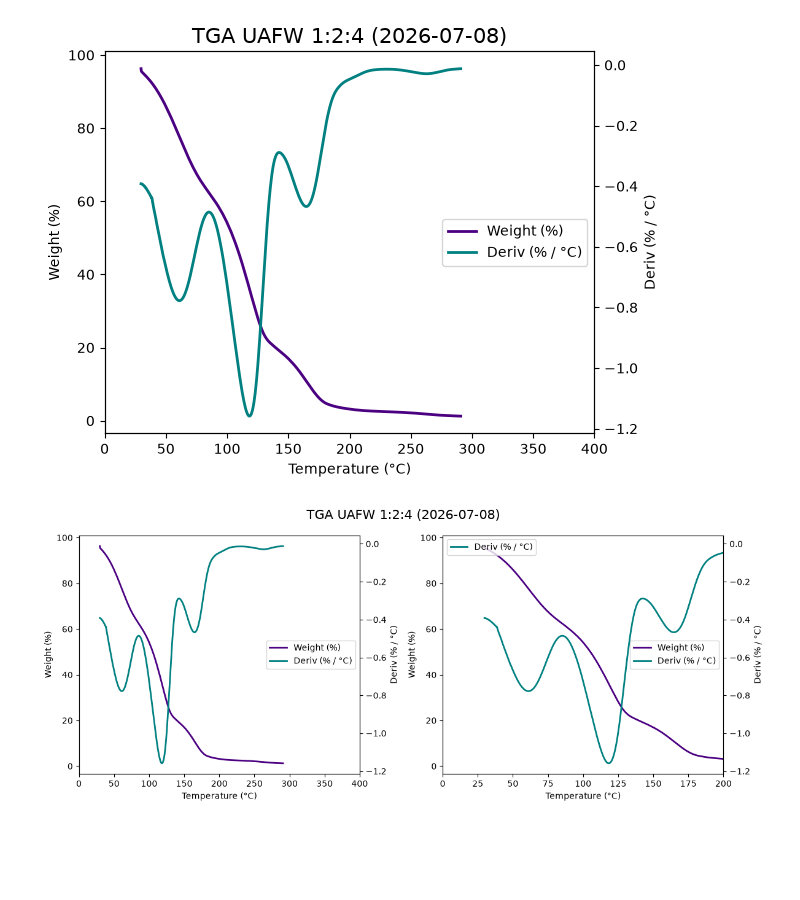
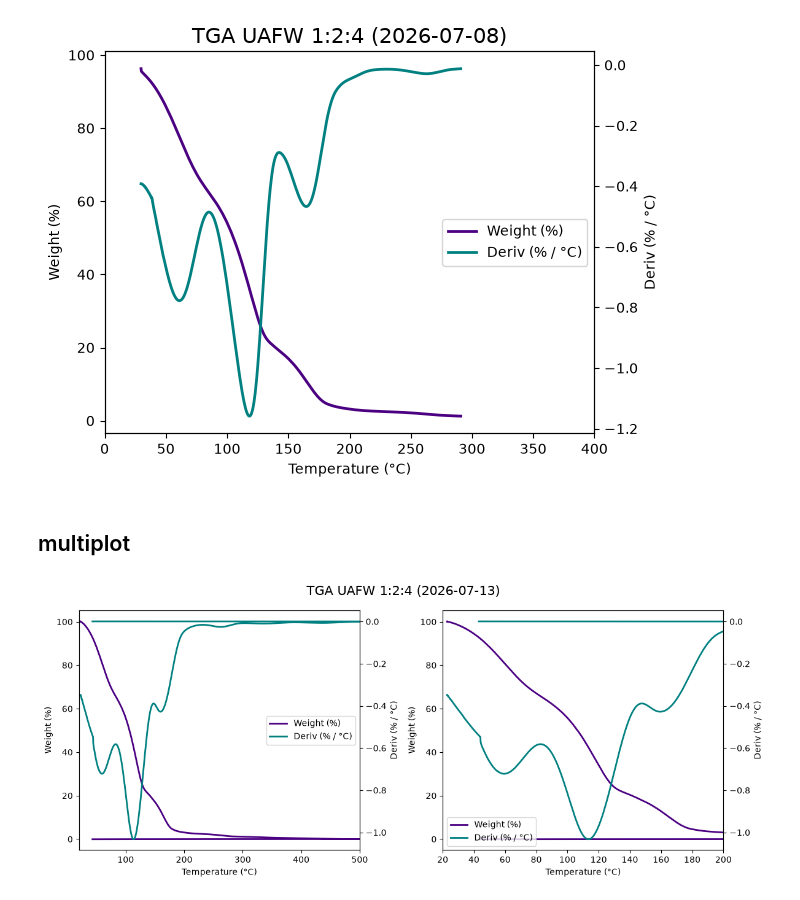
Before and after one commit to maurielle-noto/ionic-liquid-characterization, a Jupyter notebook: dataanalysis.ipynb, the cells around one changed output. Saved outputs shown, nothing was run; the diff lists cells and outputs as text; code cells hidden in the pictures; blank space fills up the shorter version.

Commit message:
created multiplot TGA for 7/13 UAFW

```diff
--- a/dataanalysis.ipynb
+++ b/dataanalysis.ipynb
@@ -81,6 +81,6 @@ def extract_data(path):
 
     return combined_df
 
-data_df = extract_data('/Users/mauriellenoto/Desktop/seager/ionicliquids/isn/TGA/2026-07-08/2026-07-08-TGA-UAFW.xls')
+data_df = extract_data('/Users/mauriellenoto/Desktop/seager/ionicliquids/isn/TGA/2026-07-13/2026-07-13-TGA-UAFW.xls')
 data_df[100:]
 # %% [output]
@@ -130,6 +132,8 @@ plt.tight_layout()
 plt.show()
 # %% [output]
 [figure]
+# %% [markdown]
+## multiplot
 # %%
 import matplotlib.pyplot as plt
 
@@ -144,36 +148,36 @@ weight_pct = ax1.plot(data_df[data_cols[1]], data_df[data_cols[3]], color = y1,
 ax1.set_xlabel(data_cols[1])
 ax1.set_ylabel(data_cols[3])
 ax1.tick_params(axis='y')
-ax1.set_xlim(0,400)
+ax1.set_xlim(20,500)
 
 ax1_twin = ax1.twinx()
 
 deriv = ax1_twin.plot(data_df[data_cols[1]], data_df[data_cols[4]], color = y2, lw = 2, label = data_cols[4])
 ax1_twin.set_ylabel(data_cols[4])
 ax1_twin.tick_params(axis = 'y')
 ax1.legend(loc = "center right", handles = [weight_pct[0],
                                             deriv[0],]
                                             )
 
 # subplot 2
 weight_pct2 = ax2.plot(data_df[data_cols[1]], data_df[data_cols[3]], color = y1, lw = 2, label = data_cols[3])
 ax2.set_xlabel(data_cols[1])
 ax2.set_ylabel(data_cols[3])
 ax2.tick_params(axis='y')
-ax2.set_xlim(0,200)
+ax2.set_xlim(20,200)
 
 ax2_twin = ax2.twinx()
 
 deriv2 = ax2_twin.plot(data_df[data_cols[1]], data_df[data_cols[4]], color = y2, lw = 2, label = data_cols[4])
 ax2_twin.set_ylabel(data_cols[4])
 ax2_twin.tick_params(axis = 'y')
-ax2.legend(loc = "center right", handles = [weight_pct2[0],
+ax2.legend(loc = "lower left", handles = [weight_pct2[0],
                                             deriv2[0]]
                                             )
 
-plt.suptitle("TGA UAFW 1:2:4 (2026-07-08)", fontsize=15)
-plt.legend()
+plt.suptitle("TGA UAFW 1:2:4 (2026-07-13)", fontsize=15)
+# plt.legend()
 plt.tight_layout()
 plt.show()
 # %% [output]
-[figure, old version]
+[figure, new version]
```
Also changed, not shown: parts of 2 cells of this notebook.
